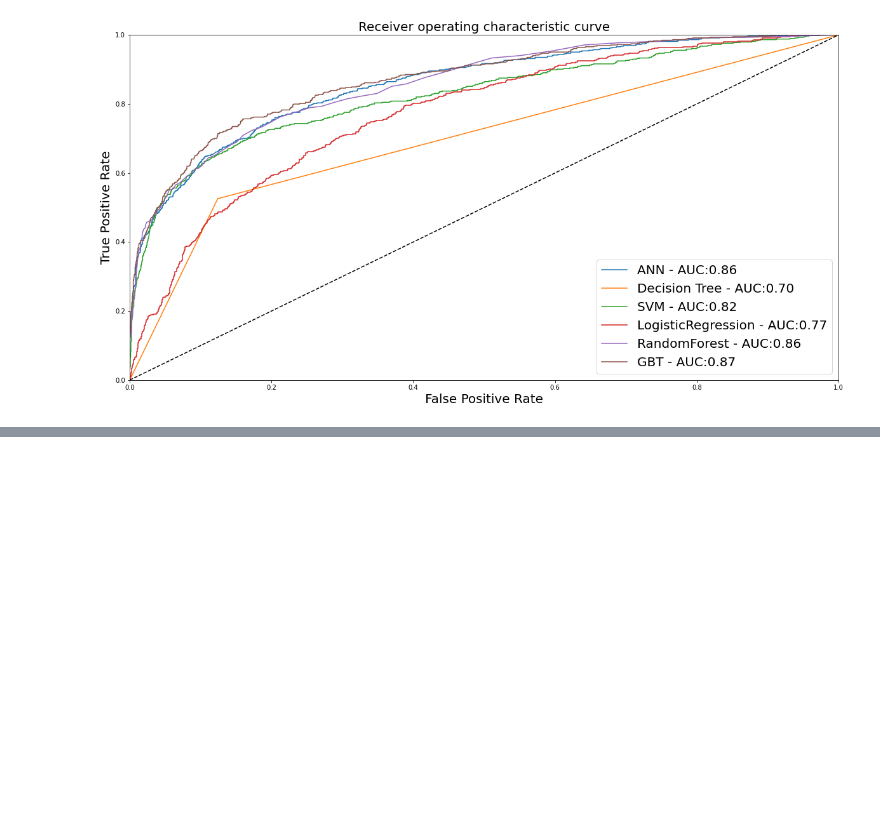
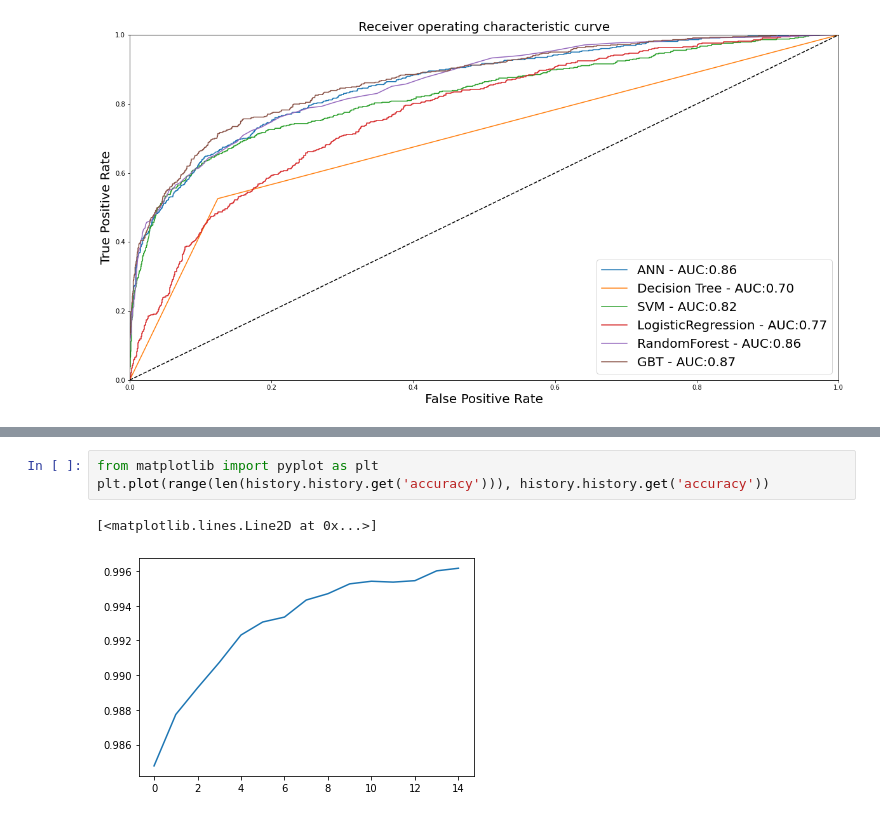
Before and after one commit to ywchiu/tibamedl, a Jupyter notebook: Demo20200801.ipynb, the cells around one changed output, grey strips where cells are left out. Drawn from its saved outputs; the diff is of its cells as text; blank space fills up the shorter version.

```diff
--- a/Demo20200801.ipynb
+++ b/Demo20200801.ipynb
@@ -295,0 +465,6 @@ plt.show()
+# %%
+from matplotlib import pyplot as plt
+plt.plot(range(len(history.history.get('accuracy'))), history.history.get('accuracy'))
+# %% [output]
+[<matplotlib.lines.Line2D at 0x...>]
+[figure, added]
```
Also changed, not shown: parts of 33 cells of this notebook.
